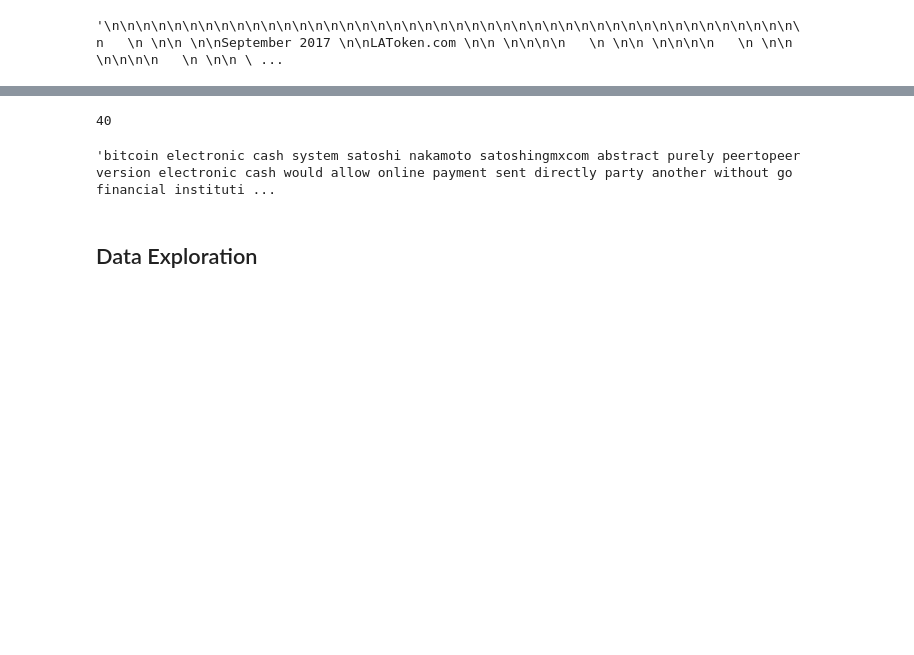
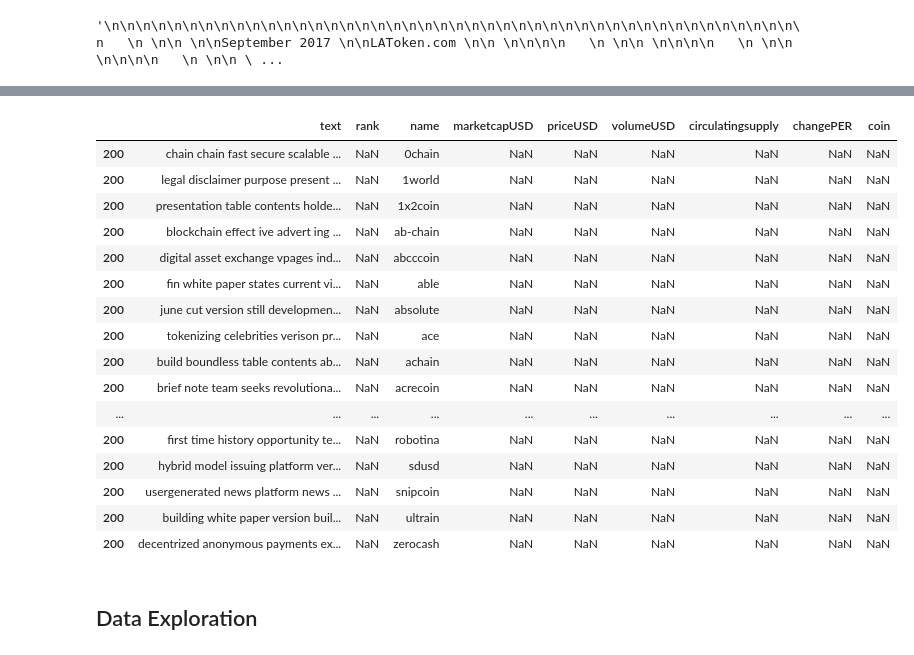
Before and after one commit to luisdiegocm/HWR_DataScience_Project, a Jupyter notebook: notebooks/0- Exploration.ipynb, the cells around one changed output, grey strips where cells are left out. Drawn from its saved outputs; the diff is of its cells as text; code cells hidden in the pictures; blank space fills up the shorter version.

```diff
--- a/notebooks/0- Exploration.ipynb
+++ b/notebooks/0- Exploration.ipynb
@@ -130,14 +131,27 @@ df.head()
 df = df.merge(stats, how='left',left_index=True, right_on='name')
 # %%
 # WhitePapers not in the ranking
-len(df[pd.isnull(df['rank'])])
+df[pd.isnull(df['rank'])]
 # %% [output]
-40
+|  | text | rank | name | marketcapUSD | priceUSD | volumeUSD | circulatingsupply | changePER | coin |
+| 200 | chain chain fast secure scalable ... | NaN | 0chain | NaN | NaN | NaN | NaN | NaN | NaN |
+| 200 | legal disclaimer purpose present ... | NaN | 1world | NaN | NaN | NaN | NaN | NaN | NaN |
+| 200 | presentation table contents holde... | NaN | 1x2coin | NaN | NaN | NaN | NaN | NaN | NaN |
+| 200 | blockchain effect ive advert ing ... | NaN | ab-chain | NaN | NaN | NaN | NaN | NaN | NaN |
+| 200 | digital asset exchange vpages ind... | NaN | abcccoin | NaN | NaN | NaN | NaN | NaN | NaN |
+| 200 | fin white paper states current vi... | NaN | able | NaN | NaN | NaN | NaN | NaN | NaN |
+| 200 | june cut version still developmen... | NaN | absolute | NaN | NaN | NaN | NaN | NaN | NaN |
+| 200 | tokenizing celebrities verison pr... | NaN | ace | NaN | NaN | NaN | NaN | NaN | NaN |
+| 200 | build boundless table contents ab... | NaN | achain | NaN | NaN | NaN | NaN | NaN | NaN |
+| 200 | brief note team seeks revolutiona... | NaN | acrecoin | NaN | NaN | NaN | NaN | NaN | NaN |
+| ... | ... | ... | ... | ... | ... | ... | ... | ... | ... |
+| 200 | first time history opportunity te... | NaN | robotina | NaN | NaN | NaN | NaN | NaN | NaN |
+| 200 | hybrid model issuing platform ver... | NaN | sdusd | NaN | NaN | NaN | NaN | NaN | NaN |
+| 200 | usergenerated news platform news ... | NaN | snipcoin | NaN | NaN | NaN | NaN | NaN | NaN |
+| 200 | building white paper version buil... | NaN | ultrain | NaN | NaN | NaN | NaN | NaN | NaN |
+| 200 | decentrized anonymous payments ex... | NaN | zerocash | NaN | NaN | NaN | NaN | NaN | NaN |
 # %%
 # Explore a White Paper text within a DataFrame (corpus or sentences)
-df.loc["bitcoin"][0]
-# %% [output]
-'bitcoin electronic cash system satoshi nakamoto satoshingmxcom abstract purely peertopeer version electronic cash would allow online payment sent directly party another without go financial instituti ...
 # %% [markdown]
 ## Data Exploration
 # %%
```
Also changed, not shown: parts of 6 cells of this notebook, 50 other files.
